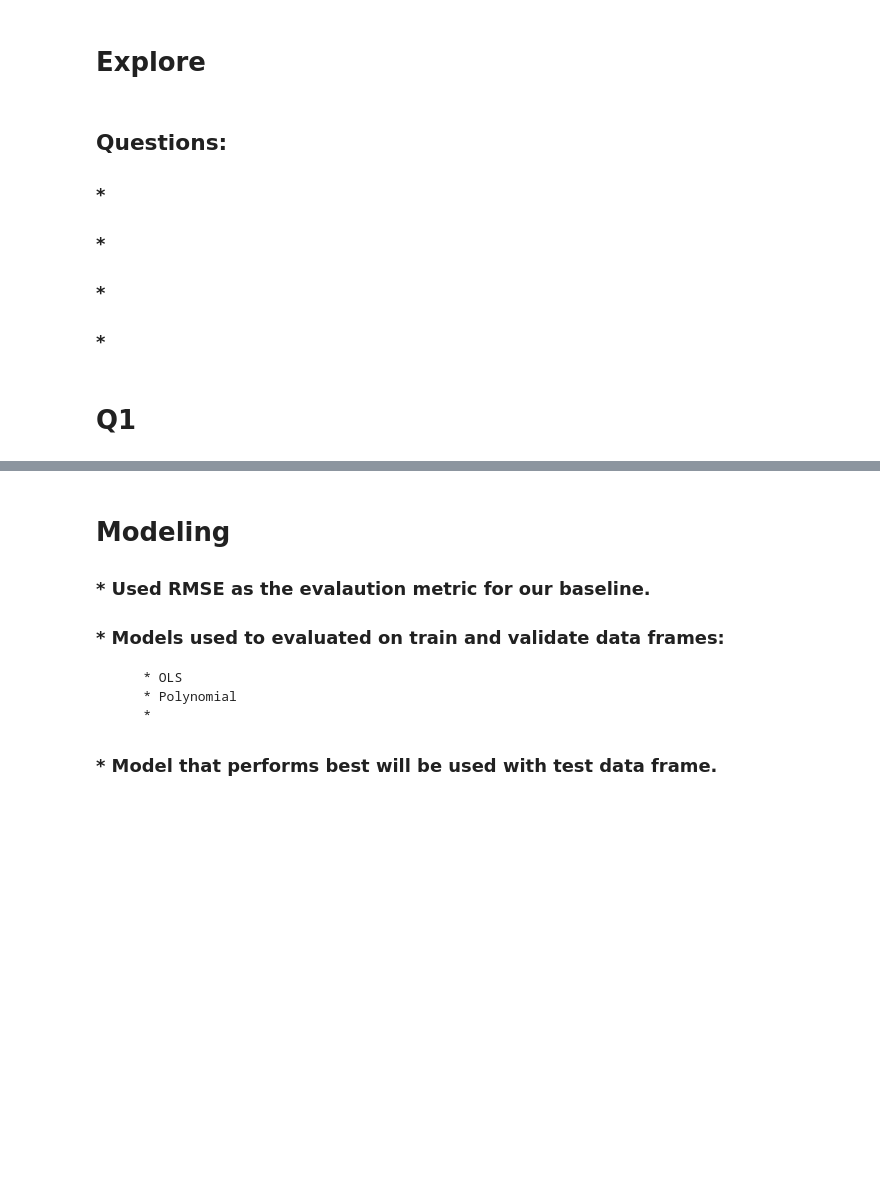
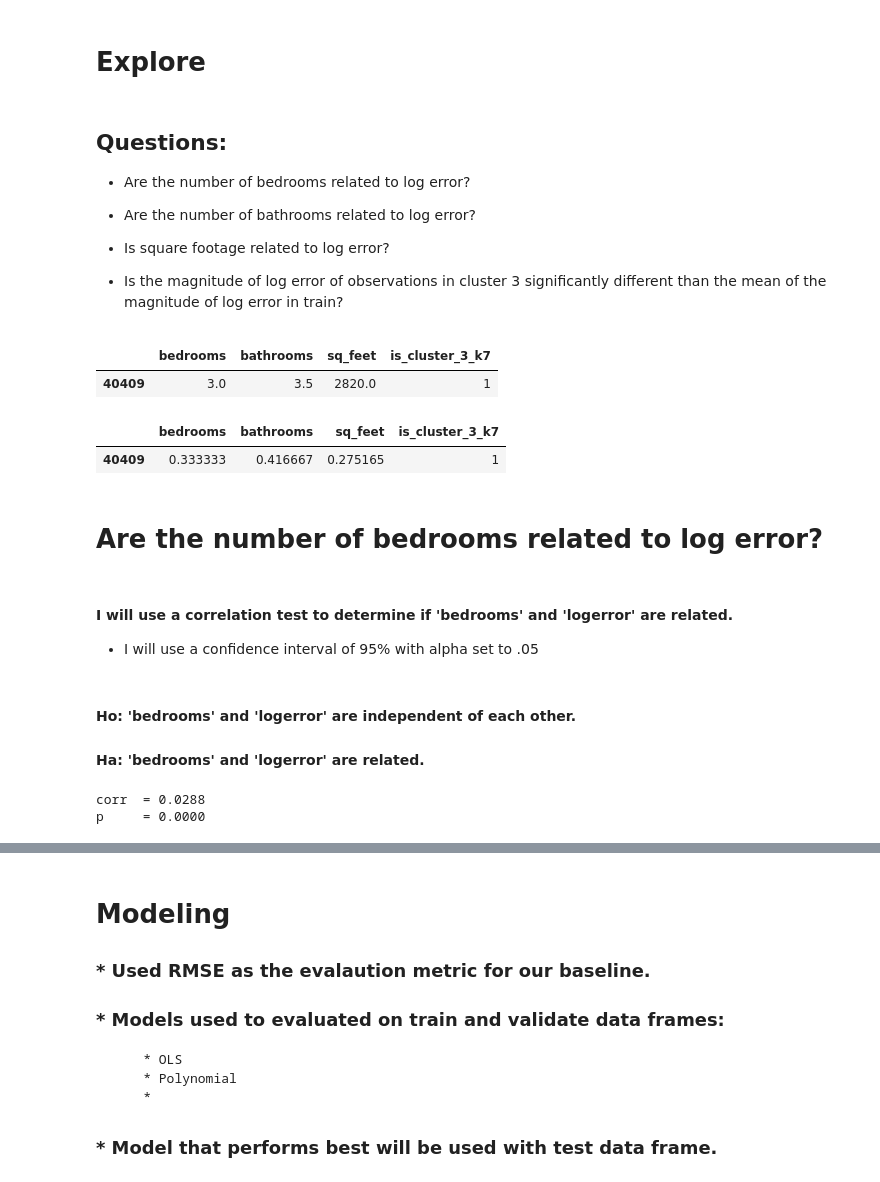
Before and after one commit to Michael-Mesa-Rae-Downen/project-3-clustering, a Jupyter notebook: final_report.ipynb, the cells around one changed output, grey strips where cells are left out. Cells and saved outputs as stored; diff of their text form; code cells hidden in the pictures; blank space fills up the shorter version.

```diff
--- a/final_report.ipynb
+++ b/final_report.ipynb
@@ -43,7 +115,14 @@ Conclusion with summary 2 pts Your presentation concluded with a summary of what
 # Explore
 # %% [markdown]
 ## Questions:
-### *
-### *
-### *
-### *
+
+- Are the number of bedrooms related to log error?
+
+
+- Are the number of bathrooms related to log error?
+
+
+- Is square footage related to log error?
+
+
+- Is the magnitude of log error of observations in cluster 3 significantly different than the mean of the magnitude of log error in train?
@@ -50,2 +131,25 @@ Conclusion with summary 2 pts Your presentation concluded with a summary of what
+# %%
+X_train.head(1)
+# %% [output]
+|  | bedrooms | bathrooms | sq_feet | is_cluster_3_k7 |
+| 40409 | 3.0 | 3.5 | 2820.0 | 1 |
+# %%
+X_train_scaled.head(1)
+# %% [output]
+|  | bedrooms | bathrooms | sq_feet | is_cluster_3_k7 |
+| 40409 | 0.333333 | 0.416667 | 0.275165 | 1 |
 # %% [markdown]
-# Q1
+# Are the number of bedrooms related to log error?
+# %% [markdown]
+#### I will use a correlation test to determine if 'bedrooms' and 'logerror' are related.
+
+- I will use a confidence interval of 95% with alpha set to .05
+# %% [markdown]
+#### Ho: 'bedrooms' and 'logerror' are independent of each other.
+
+#### Ha: 'bedrooms' and 'logerror' are related.
+# %%
+e.get_bed_log_corr()
+# %% [output]
+corr  = 0.0288
+p     = 0.0000
```
Also changed, not shown: parts of 33 cells of this notebook.
